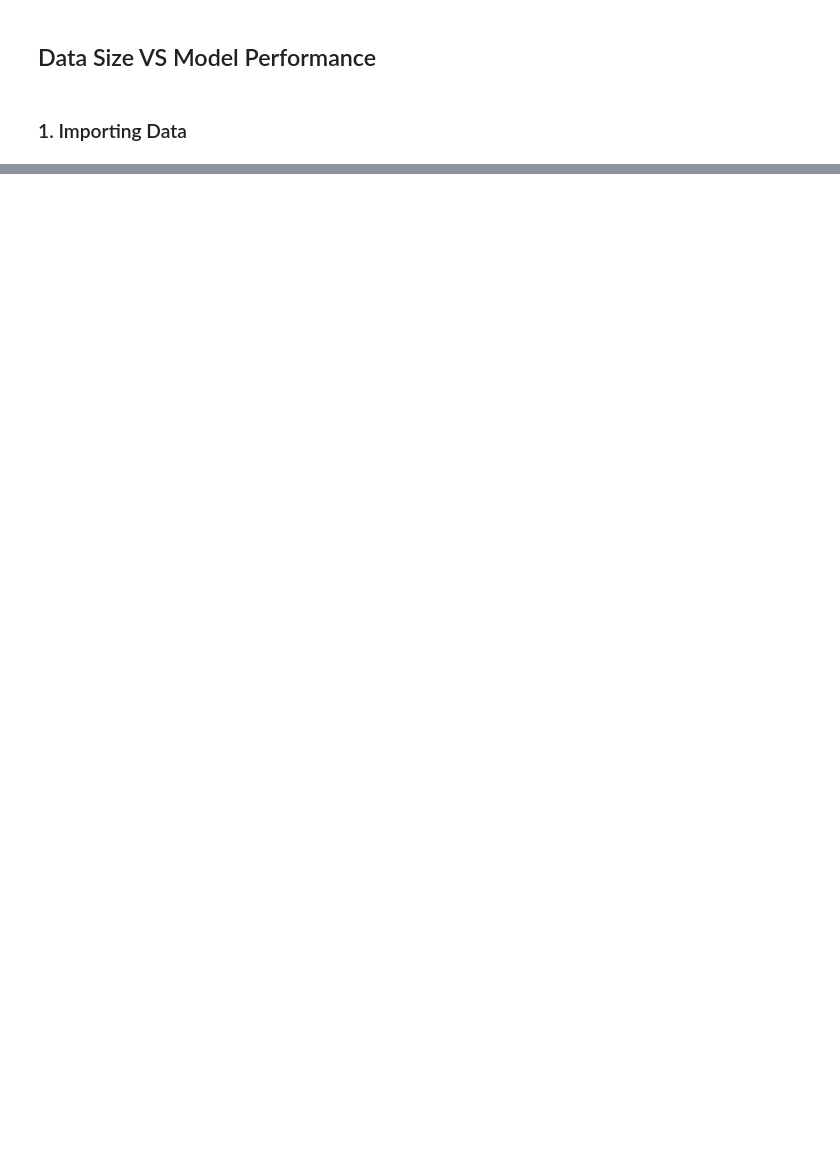
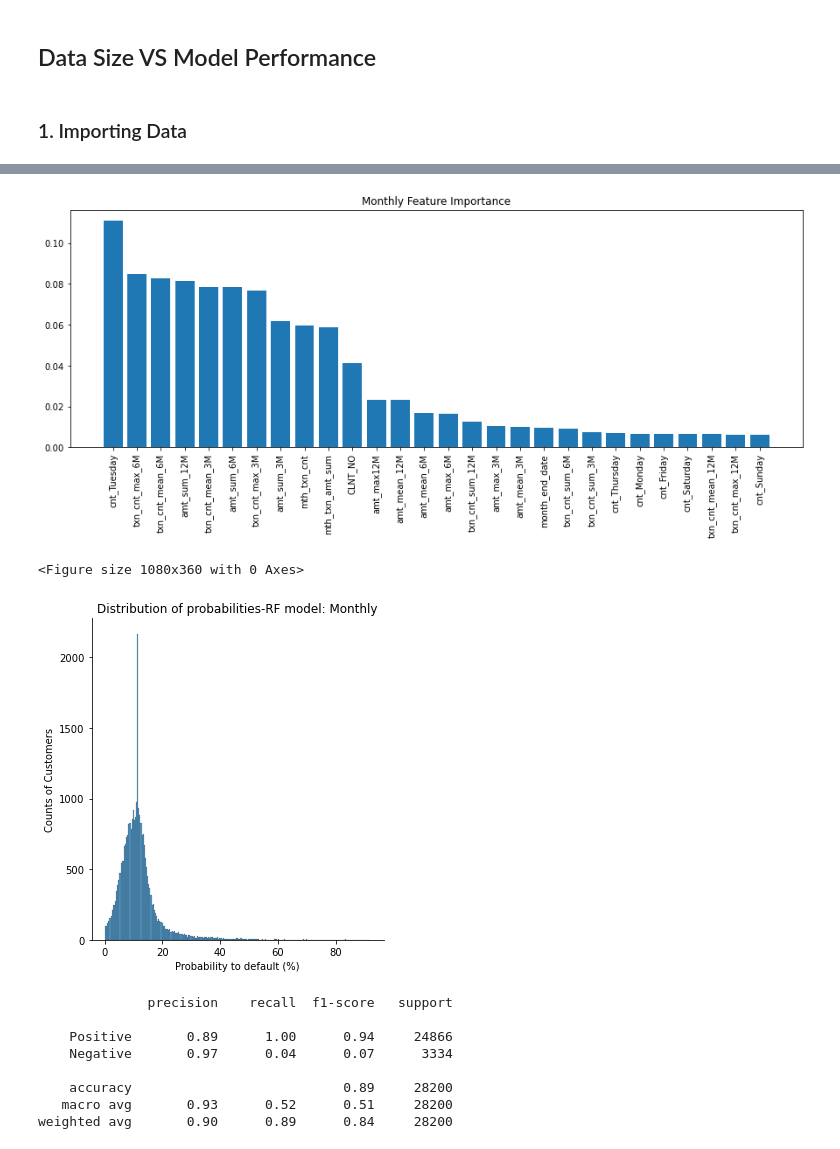
Before and after one commit to PortiaMasibi/Predicting-Response-to-Promotional-Campaign-, a Jupyter notebook: performance_analysis.ipynb, the cells around one changed output, grey strips where cells are left out. Saved outputs shown, nothing was run; the diff lists cells and outputs as text; code cells hidden in the pictures; blank space fills up the shorter version.

```diff
--- a/performance_analysis.ipynb
+++ b/performance_analysis.ipynb
@@ -734,0 +222,79 @@ plt.legend(loc='lower right')
+# %%
+#Fitting model
+# Define and fit
+estimator = RandomForestClassifier(random_state=0, max_depth = 19)
+rfc_best_model = estimator.fit(X_train_monthly, y_train_monthly)
+scores_train = rfc_best_model.predict_proba(X_train_monthly)[:,1]
+scores_test  = rfc_best_model.predict_proba(X_test_monthly)[:,1]
+
+# Predict the class of test set
+y_test_predicted = rfc_best_model.predict(X_test_monthly)
+y_train_predicted = rfc_best_model.predict(X_train_monthly)
+
+accuracy = 100*accuracy_score(y_test_monthly, y_test_predicted, normalize = True)
+
+# ROC Calc
+fpr_train, tpr_train, _ = roc_curve(y_train_monthly, scores_train)
+fpr_test, tpr_test, _ = roc_curve(y_test_monthly, scores_test)
+
+# Calculate the AUCs
+auc_train = auc(fpr_train, tpr_train)
+auc_test  = auc(fpr_test, tpr_test)
+
+# Plotting coefficient values or feature importance
+
+importances =dtc_best_model.feature_importances_
+# Sort feature importances in descending order
+indices = np.argsort(importances)[::-1]
+
+# Rearrange feature names so they match the sorted feature importances
+names = [monthly_features_outputs.columns[i] for i in indices]
+
+# Create plot
+plt.figure(figsize=(15,5))
+# Create plot title
+plt.title("Monthly Feature Importance")
+# Add bars
+plt.bar(range(X_monthly.shape[1]), importances[indices])
+# Add feature names as x-axis labels
+plt.xticks(range(X_monthly.shape[1]), names, rotation=90)
+# Show plot
+plt.show()
+
+
+
+#Plotting probability distribution for test set.
+
+plt.figure(figsize=(15,5))
+sns.displot(data = scores_test, x = 100*scores_test)
+plt.title('Distribution of probabilities-RF model: Monthly')
+plt.xlabel('Probability to default (%)')
+plt.ylabel('Counts of Customers')
+plt.show()
+
+# Precision and Recall
+print(classification_report(y_test_monthly, y_test_predicted, target_names = ['Positive', 'Negative']))
+
+# ROC Curve
+plt.plot(fpr_train, tpr_train, label='Train set | AUC of {:4.3f}'.format(auc_train));
+plt.plot(fpr_test, tpr_test, label='Test set | AUC of {:4.3f}'.format(auc_test));
+plt.plot([0,1], [0,1], color = 'k', linestyle = '--', label = 'Random | AUC of 0.5');
+plt.ylim([0,1.0])
+plt.xlim([0,1.0])
+plt.title('Random Forests ROC curves: Monthly', fontsize = 18)
+plt.ylabel('True positive rate', fontsize = 18)
+plt.xlabel('False positive rate', fontsize = 18)
+plt.legend()
+plt.show()
+# %% [output]
+[figure, added]
+<Figure size 1080x360 with 0 Axes>
+[figure, added]
+              precision    recall  f1-score   support
+
+    Positive       0.89      1.00      0.94     24866
+    Negative       0.97      0.04      0.07      3334
+
+    accuracy                           0.89     28200
+   macro avg       0.93      0.52      0.51     28200
+weighted avg       0.90      0.89      0.84     28200
```
Also changed, not shown: parts of 39 cells of this notebook.
